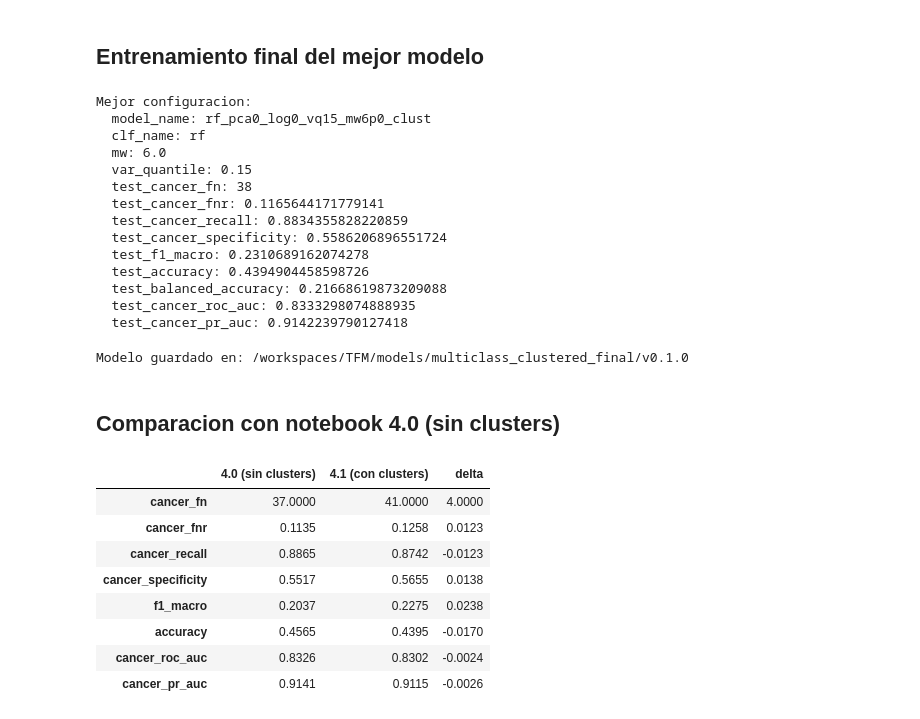
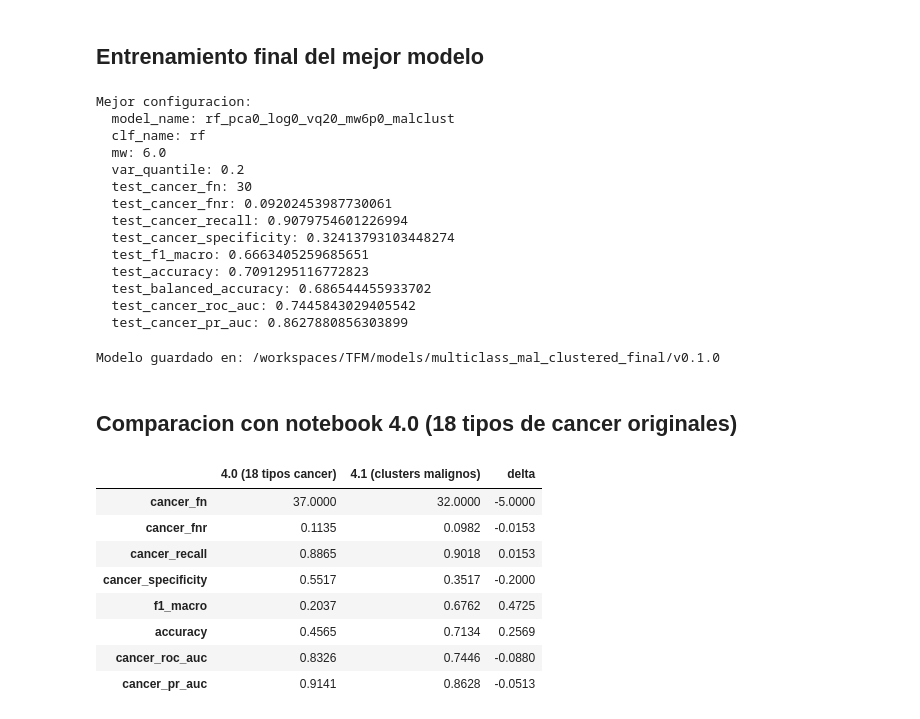
Before and after one commit to MisterMito/TFM, a Jupyter notebook: notebooks/4.1-ssic-multiclass-with-clusters.ipynb, the cells around one changed output. Drawn from its saved outputs; the diff is of its cells as text; code cells hidden in the pictures.

Commit message:
Feat (notebook): Modificación del notebook de clasificación con etiquetas de la clase maligna

```diff
--- a/notebooks/4.1-ssic-multiclass-with-clusters.ipynb
+++ b/notebooks/4.1-ssic-multiclass-with-clusters.ipynb
@@ -138,7 +127,7 @@ def fmt_secs(s: float) -> str:
 base_cfg = MulticlassTrainConfig(
     train_path=str(TRAIN_PATH),
     test_path=str(TEST_PATH),
-    model_name="multiclass_clustered",
+    model_name="multiclass_mal_clustered",
     model_version="v0.1.0",
     use_pca=False,
     var_quantile=0.2,
@@ -147,10 +136,10 @@ base_cfg = MulticlassTrainConfig(
     cv_splits=5,
     min_cancer_recall_for_threshold=0.9,
     threshold_objective="specificity",
-    experiment_name="gse183635_multiclass_clustered",
+    experiment_name="gse183635_multiclass_mal_clustered",
     save_local_bundle=False,
     save_plots=False,
-    cluster_col="nm_cluster",  # activa las 20 clases
+    malignant_cluster_col="mal_cluster",  # activa clusters malignos
 )
 
 # Grid simplificado basado en mejores configuraciones de 4.0
@@ -191,7 +180,7 @@ ema = None
 alpha = 0.25
 done = 0
 
-pbar = tqdm(sweep, total=total, desc="Sweep clustered", unit="run")
+pbar = tqdm(sweep, total=total, desc="Sweep mal_clustered", unit="run")
 
 for combo in pbar:
     t0 = perf_counter()
@@ -201,7 +190,7 @@ for combo in pbar:
     clf_params = combo["clf_params"]
     mw = combo["mw"]
 
-    model_name = build_model_name(clf_name, feat_cfg, mw, variant_tag="clust")
+    model_name = build_model_name(clf_name, feat_cfg, mw, variant_tag="malclust")
     cfg = replace(
         base_cfg,
         model_name=model_name,
@@ -300,23 +289,23 @@ for k, v in best.items():
         print(f"  {k}: {v}")
 # %% [output]
 Mejor configuracion:
-  model_name: rf_pca0_log0_vq15_mw6p0_clust
+  model_name: rf_pca0_log0_vq20_mw6p0_malclust
   clf_name: rf
   mw: 6.0
-  var_quantile: 0.15
-  test_cancer_fn: 38
-  test_cancer_fnr: 0.1165644171779141
-  test_cancer_recall: 0.8834355828220859
-  test_cancer_specificity: 0.5586206896551724
-  test_f1_macro: 0.2310689162074278
-  test_accuracy: 0.4394904458598726
-  test_balanced_accuracy: 0.21668619873209088
-  test_cancer_roc_auc: 0.8333298074888935
-  test_cancer_pr_auc: 0.9142239790127418
+  var_quantile: 0.2
+  test_cancer_fn: 30
+  test_cancer_fnr: 0.09202453987730061
+  test_cancer_recall: 0.9079754601226994
+  test_cancer_specificity: 0.32413793103448274
+  test_f1_macro: 0.6663405259685651
+  test_accuracy: 0.7091295116772823
+  test_balanced_accuracy: 0.686544455933702
+  test_cancer_roc_auc: 0.7445843029405542
+  test_cancer_pr_auc: 0.8627880856303899
 # %%
 best_cfg = replace(
     base_cfg,
-    model_name="multiclass_clustered_final",
+    model_name="multiclass_mal_clustered_final",
     model_version="v0.1.0",
     clf_name=best["clf_name"],
     malignant_weight=float(best["mw"]),
@@ -324,54 +313,54 @@ best_cfg = replace(
     cv_splits=8,
     save_local_bundle=True,
     save_plots=True,
-    output_figures_dir="reports/figures/multiclass_clustered",
+    output_figures_dir="reports/figures/multiclass_mal_clustered",
 )
 
 final_out = run_training(best_cfg, feature_cols=gene_cols)
 print(f"\nModelo guardado en: {final_out.get('bundle_dir', 'N/A')}")
 # %% [output]
-Modelo guardado en: /workspaces/TFM/models/multiclass_clustered_final/v0.1.0
+Modelo guardado en: /workspaces/TFM/models/multiclass_mal_clustered_final/v0.1.0
 # %% [markdown]
-## Comparacion con notebook 4.0 (sin clusters)
+## Comparacion con notebook 4.0 (18 tipos de cancer originales)
 # %%
 # Resultados de referencia del notebook 4.0 (mejor modelo)
 ref_40 = {
     "cancer_fn": 37,
     "cancer_fnr": 0.1135,
     "cancer_recall": 0.8865,
     "cancer_specificity": 0.5517,
     "f1_macro": 0.2037,
     "accuracy": 0.4565,
     "cancer_roc_auc": 0.8326,
     "cancer_pr_auc": 0.9141,
 }
 
 tm = final_out["test_metrics"]
 res_41 = {
     "cancer_fn": tm["cancer_fn"],
     "cancer_fnr": round(tm["cancer_fnr"], 4),
     "cancer_recall": round(tm["cancer_recall_sensitivity"], 4),
     "cancer_specificity": round(tm["cancer_specificity"], 4),
     "f1_macro": round(tm["f1_macro"], 4),
     "accuracy": round(tm["accuracy"], 4),
     "cancer_roc_auc": round(tm["cancer_roc_auc"], 4),
     "cancer_pr_auc": round(tm["cancer_pr_auc"], 4),
 }
 
 comparison = pd.DataFrame({
-    "4.0 (sin clusters)": ref_40,
-    "4.1 (con clusters)": res_41,
+    "4.0 (18 tipos cancer)": ref_40,
+    "4.1 (clusters malignos)": res_41,
 })
-comparison["delta"] = comparison["4.1 (con clusters)"] - comparison["4.0 (sin clusters)"]
+comparison["delta"] = comparison["4.1 (clusters malignos)"] - comparison["4.0 (18 tipos cancer)"]
 
 display(comparison)
 # %% [output]
-|  | 4.0 (sin clusters) | 4.1 (con clusters) | delta |
-| cancer_fn | 37.0000 | 41.0000 | 4.0000 |
-| cancer_fnr | 0.1135 | 0.1258 | 0.0123 |
-| cancer_recall | 0.8865 | 0.8742 | -0.0123 |
-| cancer_specificity | 0.5517 | 0.5655 | 0.0138 |
-| f1_macro | 0.2037 | 0.2275 | 0.0238 |
-| accuracy | 0.4565 | 0.4395 | -0.0170 |
-| cancer_roc_auc | 0.8326 | 0.8302 | -0.0024 |
-| cancer_pr_auc | 0.9141 | 0.9115 | -0.0026 |
+|  | 4.0 (18 tipos cancer) | 4.1 (clusters malignos) | delta |
+| cancer_fn | 37.0000 | 32.0000 | -5.0000 |
+| cancer_fnr | 0.1135 | 0.0982 | -0.0153 |
+| cancer_recall | 0.8865 | 0.9018 | 0.0153 |
+| cancer_specificity | 0.5517 | 0.3517 | -0.2000 |
+| f1_macro | 0.2037 | 0.6762 | 0.4725 |
+| accuracy | 0.4565 | 0.7134 | 0.2569 |
+| cancer_roc_auc | 0.8326 | 0.7446 | -0.0880 |
+| cancer_pr_auc | 0.9141 | 0.8628 | -0.0513 |
```
Also changed, not shown: parts of 6 cells of this notebook.
